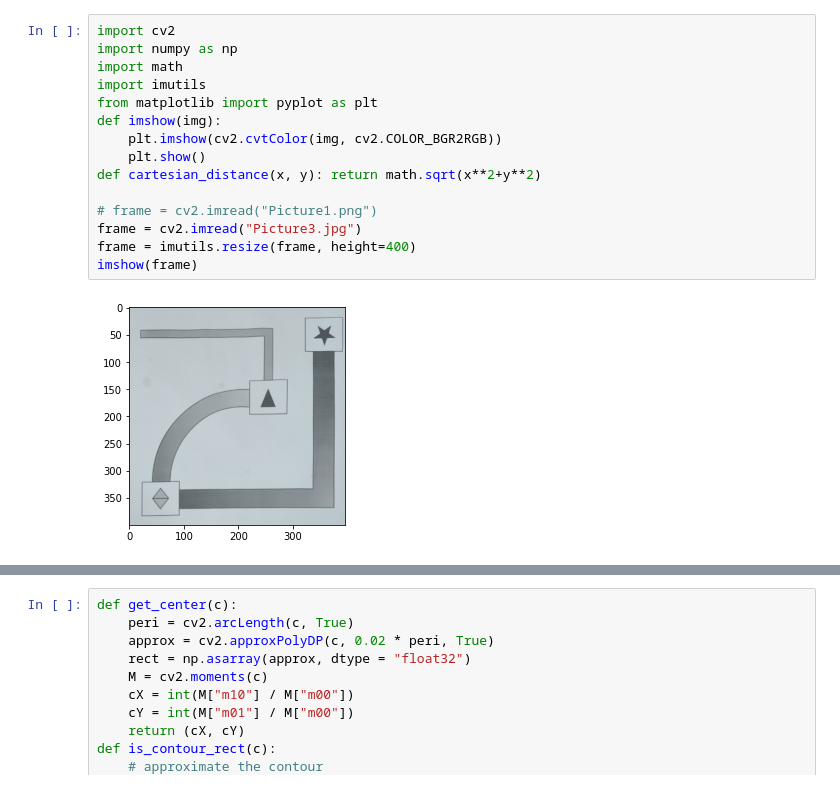
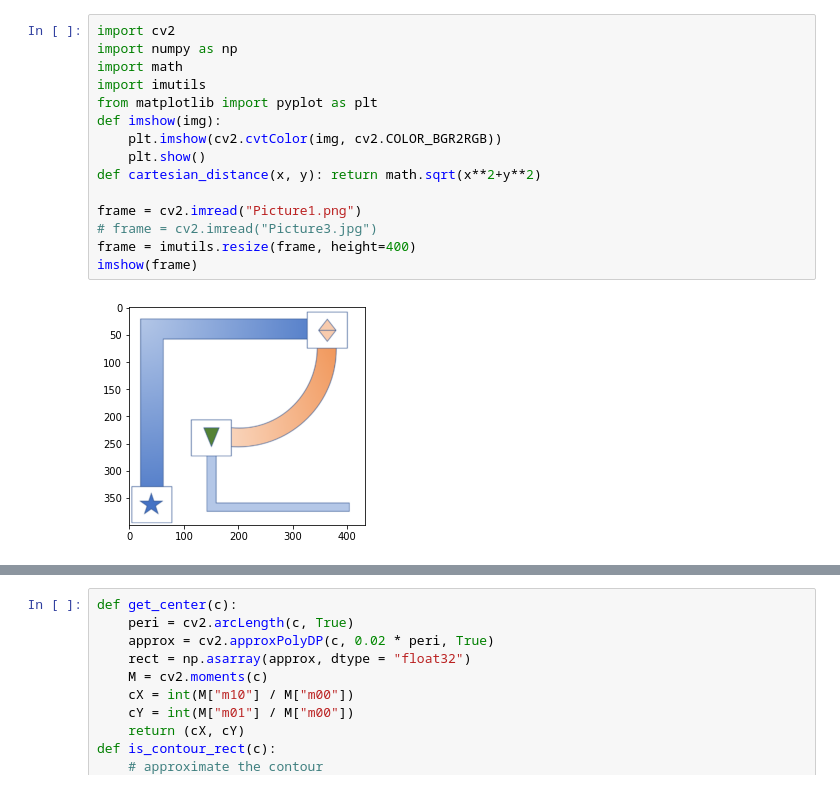
Before and after one commit to teerameth/Module6-7, a Jupyter notebook: Milestone25.ipynb, the cells around one changed output, grey strips where cells are left out. Cells and saved outputs as stored; diff of their text form.

```diff
--- a/Milestone25.ipynb
+++ b/Milestone25.ipynb
@@ -1,20 +1,20 @@
 # %%
 import cv2
 import numpy as np
 import math
 import imutils
 from matplotlib import pyplot as plt
 def imshow(img):
     plt.imshow(cv2.cvtColor(img, cv2.COLOR_BGR2RGB))
     plt.show()
 def cartesian_distance(x, y): return math.sqrt(x**2+y**2)
 
-# frame = cv2.imread("Picture1.png")
-frame = cv2.imread("Picture3.jpg")
+frame = cv2.imread("Picture1.png")
+# frame = cv2.imread("Picture3.jpg")
 frame = imutils.resize(frame, height=400)
 imshow(frame)
 # %% [output]
-[figure, old version]
+[figure, new version]
 # %%
 gray = cv2.cvtColor(frame, cv2.COLOR_BGR2GRAY)
 hsv = cv2.cvtColor(frame, cv2.COLOR_BGR2HSV)
```
Also changed, not shown: parts of 5 cells of this notebook, 4 other files.
